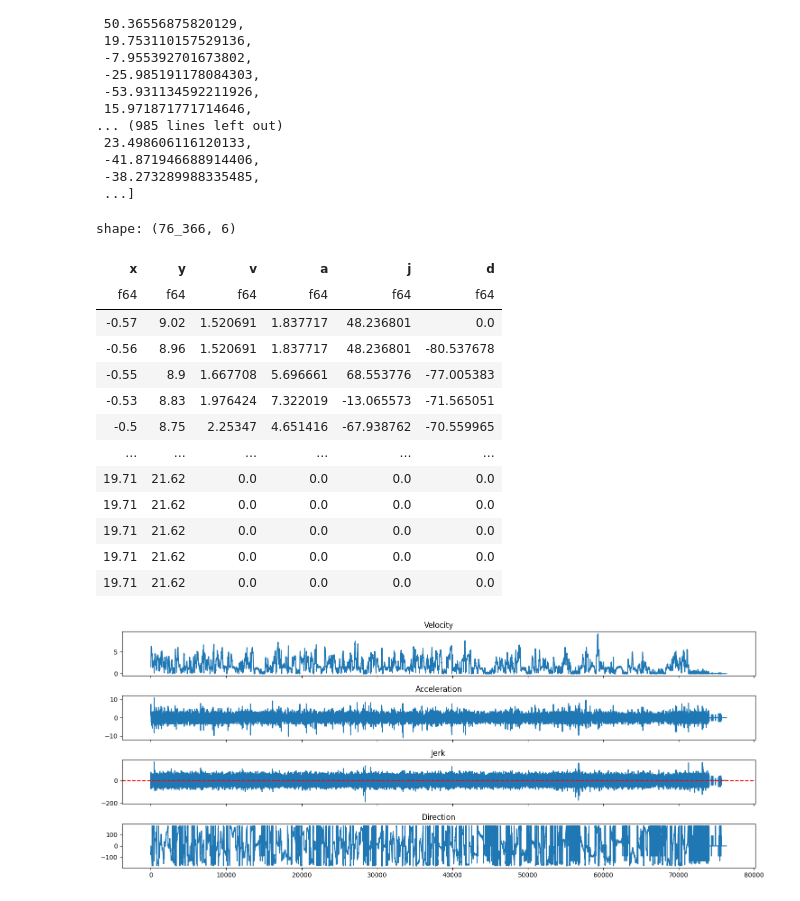
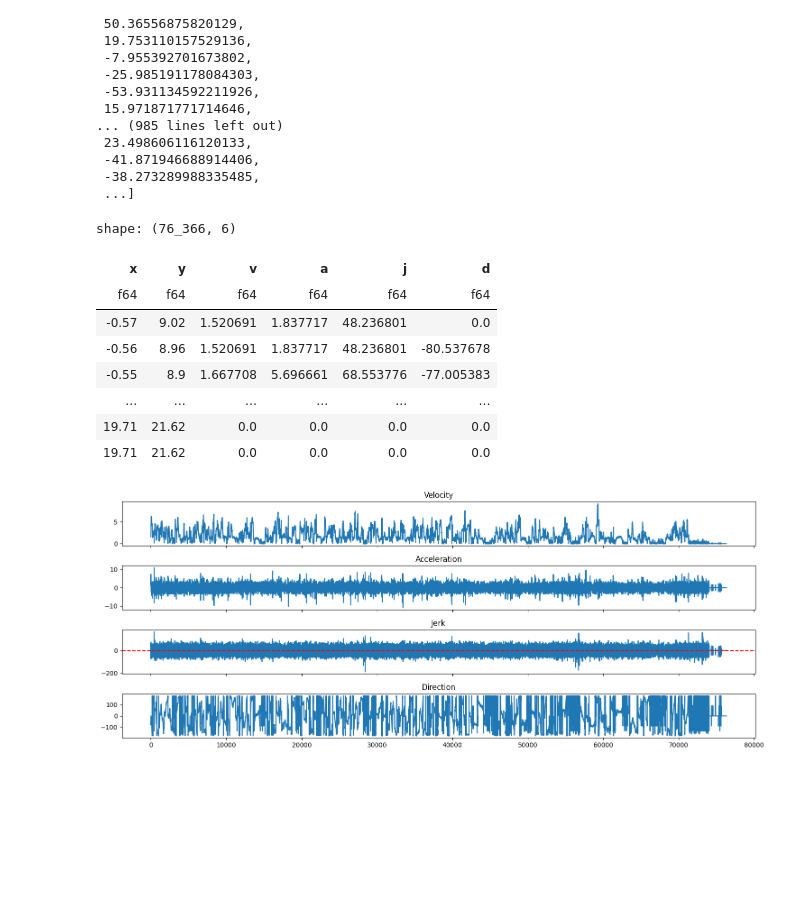
Before and after one commit to ihosten/internship_club_brugge, a Jupyter notebook: positional_data/ChangesOfDirection.ipynb, the cells around one changed output. Drawn from its saved outputs; the diff is of its cells as text; code cells hidden in the pictures; blank space fills up the shorter version.

```diff
--- a/positional_data/ChangesOfDirection.ipynb
+++ b/positional_data/ChangesOfDirection.ipynb
@@ -227,31 +229,26 @@ j_list
  ...]
 # %%
 
-pl.Config.set_tbl_rows(10)
+pl.Config.set_tbl_rows(5)
 df = pl.DataFrame({
     "x": pl.Series("x", x, dtype=pl.Float64),
     "y": pl.Series("y", y, dtype=pl.Float64),
     "v": pl.Series("v", v_list, dtype=pl.Float64),
     "a": pl.Series("a", a_list, dtype=pl.Float64),
     "j": pl.Series("j", j_list, dtype=pl.Float64),
     "d": pl.Series("d", d_list, dtype=pl.Float64)
 })
 df
 # %% [output]
 shape: (76_366, 6)
 | x | y | v | a | j | d |
 | f64 | f64 | f64 | f64 | f64 | f64 |
 | -0.57 | 9.02 | 1.520691 | 1.837717 | 48.236801 | 0.0 |
 | -0.56 | 8.96 | 1.520691 | 1.837717 | 48.236801 | -80.537678 |
 | -0.55 | 8.9 | 1.667708 | 5.696661 | 68.553776 | -77.005383 |
-| -0.53 | 8.83 | 1.976424 | 7.322019 | -13.065573 | -71.565051 |
-| -0.5 | 8.75 | 2.25347 | 4.651416 | -67.938762 | -70.559965 |
 | … | … | … | … | … | … |
 | 19.71 | 21.62 | 0.0 | 0.0 | 0.0 | 0.0 |
 | 19.71 | 21.62 | 0.0 | 0.0 | 0.0 | 0.0 |
-| 19.71 | 21.62 | 0.0 | 0.0 | 0.0 | 0.0 |
-| 19.71 | 21.62 | 0.0 | 0.0 | 0.0 | 0.0 |
-| 19.71 | 21.62 | 0.0 | 0.0 | 0.0 | 0.0 |
 # %%
 x_ax = range(len(v_list))
 
```
Also changed, not shown: parts of 33 cells of this notebook.
